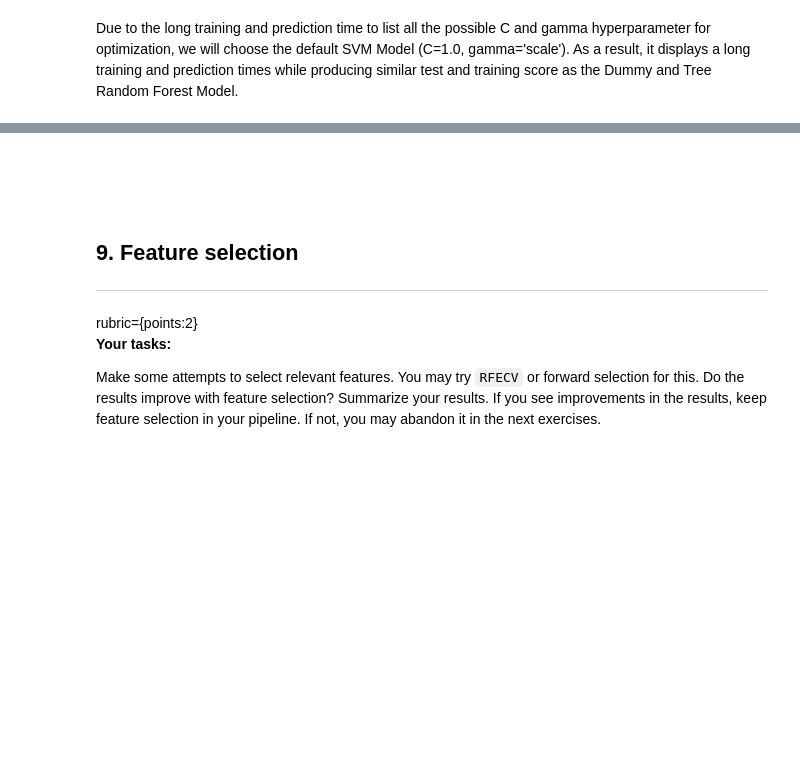
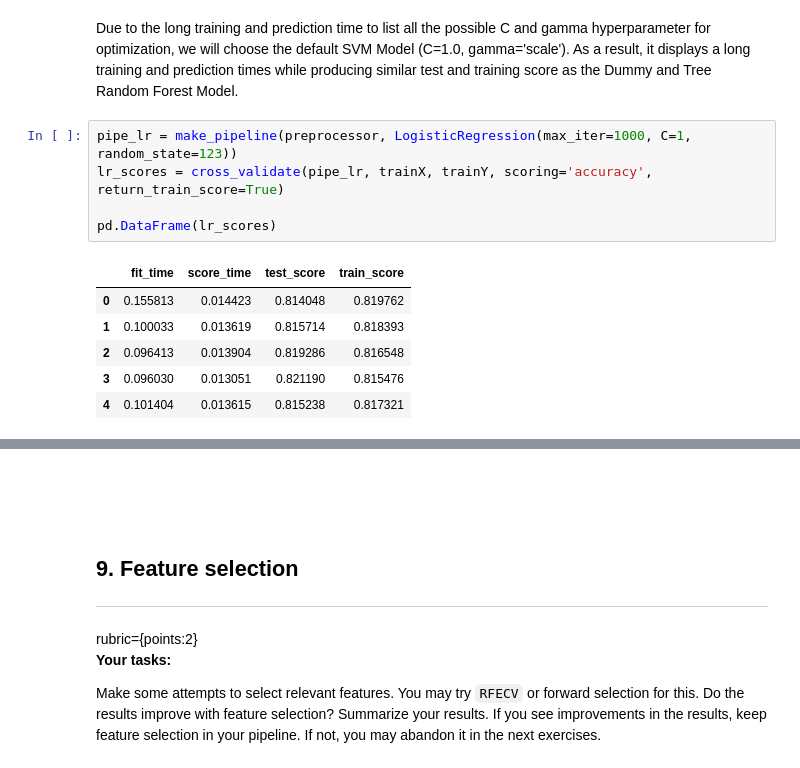
Before and after one commit to LaoAronn/CC-Default-Classification, a Jupyter notebook: hw5.ipynb, the cells around one changed output, grey strips where cells are left out. Cells and saved outputs as stored; diff of their text form; blank space fills up the shorter version.

```diff
--- a/hw5.ipynb
+++ b/hw5.ipynb
@@ -761,2 +767,14 @@ pd.DataFrame(results).T
 # %% [markdown]
 Due to the long training and prediction time to list all the possible C and gamma hyperparameter for optimization, we will choose the default SVM Model (C=1.0, gamma='scale'). As a result, it displays a long training and prediction times while producing similar test and training score as the Dummy and Tree Random Forest Model.
+# %%
+pipe_lr = make_pipeline(preprocessor, LogisticRegression(max_iter=1000, C=1, random_state=123))
+lr_scores = cross_validate(pipe_lr, trainX, trainY, scoring='accuracy', return_train_score=True)
+
+pd.DataFrame(lr_scores)
+# %% [output]
+|  | fit_time | score_time | test_score | train_score |
+| 0 | 0.155813 | 0.014423 | 0.814048 | 0.819762 |
+| 1 | 0.100033 | 0.013619 | 0.815714 | 0.818393 |
+| 2 | 0.096413 | 0.013904 | 0.819286 | 0.816548 |
+| 3 | 0.096030 | 0.013051 | 0.821190 | 0.815476 |
+| 4 | 0.101404 | 0.013615 | 0.815238 | 0.817321 |
```
Also changed, not shown: parts of 18 cells of this notebook.
